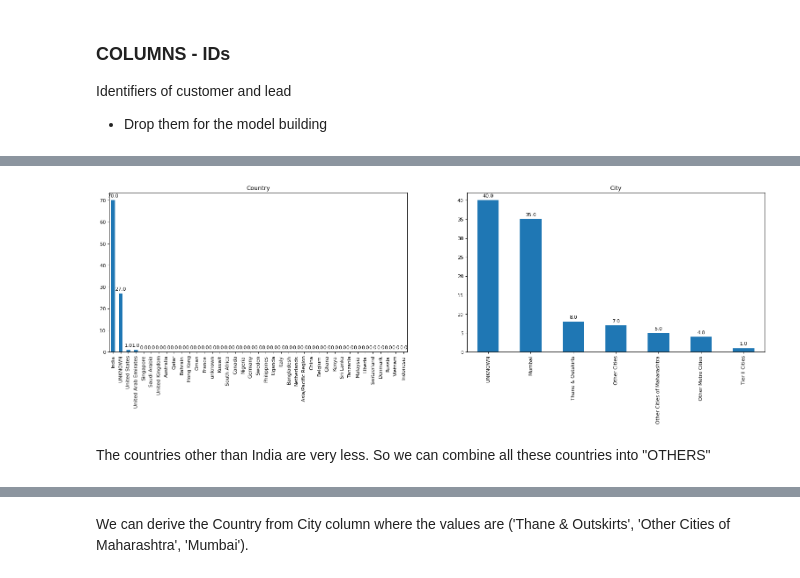
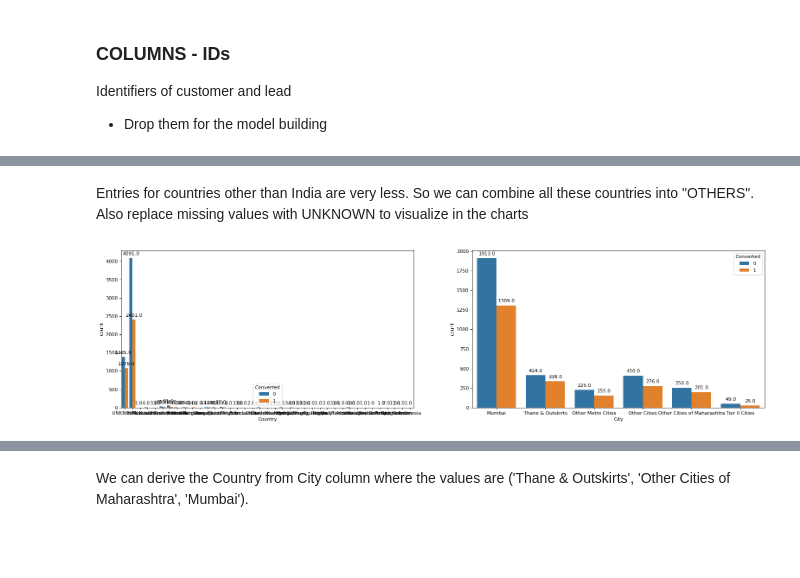
Before and after one commit to sreedevigattu/leadscoring, a Jupyter notebook: LeadScoring.ipynb, the cells around one changed output, grey strips where cells are left out. Drawn from its saved outputs; the diff is of its cells as text; code cells hidden in the pictures; blank space fills up the shorter version.

```diff
--- a/LeadScoring.ipynb
+++ b/LeadScoring.ipynb
@@ -250 +378,4 @@ COLS_NULL: 17 ['Country', 'City', 'Occupation', 'Specialization', 'Reason', 'Fou
+# %%
+# Replace the 'Select' with NaN
+df.replace('Select', np.NaN, inplace=True)
 # %%
@@ -392,0 +503,5 @@ City      : object  : 1420, 15.4% :    8, 0.1% : ['nan', 'Mumbai', 'Other Cities
+# %%
+# See the distribution of the categorical values
+plt.figure(figsize=(24, 6), dpi=80)
+ax = plt.subplot(1, 2, 1); valueCounts(df, 'Country',ax); annotate(ax=ax)
+ax = plt.subplot(1, 2, 2); countplot(df, "City", ax)
@@ -392,0 +510,2 @@ City      : object  : 1420, 15.4% :    8, 0.1% : ['nan', 'Mumbai', 'Other Cities
+# %% [markdown]
+Entries for countries other than India are very less. So we can combine all these countries into "OTHERS". Also replace missing values with UNKNOWN to visualize in the charts
@@ -393,8 +517,6 @@ City      : object  : 1420, 15.4% :    8, 0.1% : ['nan', 'Mumbai', 'Other Cities
 # %%
 plt.figure(figsize=(24, 6), dpi=80)
-ax = plt.subplot(1, 2, 1); utils.valueCounts(df, 'Country',ax)
-ax = plt.subplot(1, 2, 2); utils.valueCounts(df, 'City', ax)
+ax = plt.subplot(1, 2, 1); countplot(df, "Country",ax);
+ax = plt.subplot(1, 2, 2); countplot(df, "City", ax)
 # %% [output]
-[figure, old version]
+[figure, new version]
-# %% [markdown]
-The countries other than India are very less. So we can combine all these countries into "OTHERS"
```
Also changed, not shown: parts of 170 cells of this notebook.
